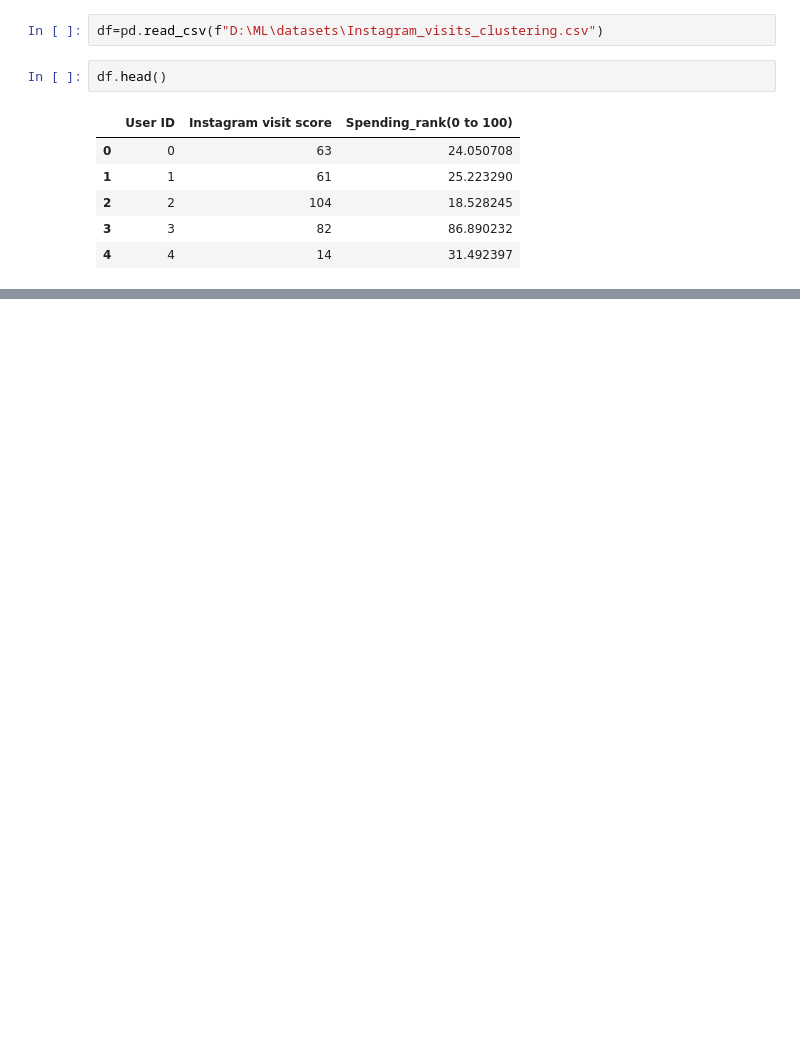
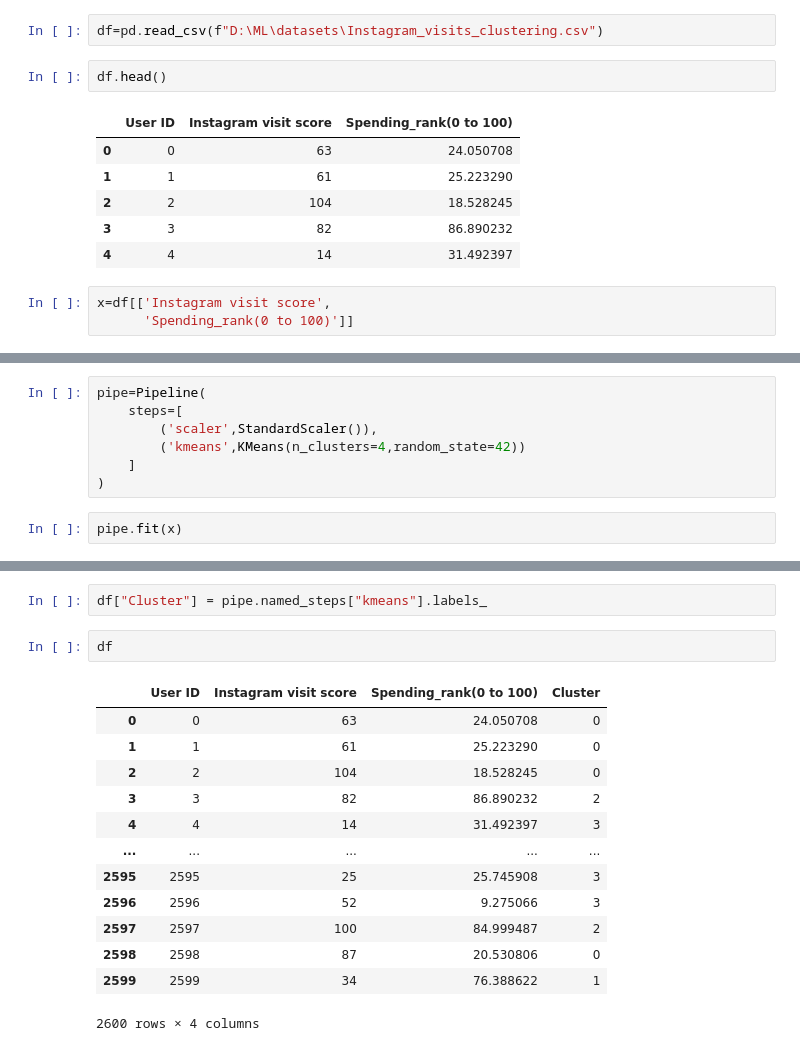
Before and after one commit to aditya001-001/Machine-learning, a Jupyter notebook: 05_Machine_Learning/Clustering/01_KMeans_Clustering.ipynb, the cells around one changed output, grey strips where cells are left out. Saved outputs shown, nothing was run; the diff lists cells and outputs as text; blank space fills up the shorter version.

Commit message:
Trained the model and saw the clusters and checked the score got 64%

```diff
--- a/05_Machine_Learning/Clustering/01_KMeans_Clustering.ipynb
+++ b/05_Machine_Learning/Clustering/01_KMeans_Clustering.ipynb
@@ -15,3 +16,6 @@ df.head()
 | 2 | 2 | 104 | 18.528245 |
 | 3 | 3 | 82 | 86.890232 |
 | 4 | 4 | 14 | 31.492397 |
+# %%
+x=df[['Instagram visit score',
+      'Spending_rank(0 to 100)']]
@@ -17,0 +25,9 @@ df.head()
+# %%
+pipe=Pipeline(
+    steps=[
+        ('scaler',StandardScaler()),
+        ('kmeans',KMeans(n_clusters=4,random_state=42))
+    ]
+)
+# %%
+pipe.fit(x)
@@ -17,0 +49,18 @@ df.head()
+# %%
+df["Cluster"] = pipe.named_steps["kmeans"].labels_
+# %%
+df
+# %% [output]
+|  | User ID | Instagram visit score | Spending_rank(0 to 100) | Cluster |
+| 0 | 0 | 63 | 24.050708 | 0 |
+| 1 | 1 | 61 | 25.223290 | 0 |
+| 2 | 2 | 104 | 18.528245 | 0 |
+| 3 | 3 | 82 | 86.890232 | 2 |
+| 4 | 4 | 14 | 31.492397 | 3 |
+| ... | ... | ... | ... | ... |
+| 2595 | 2595 | 25 | 25.745908 | 3 |
+| 2596 | 2596 | 52 | 9.275066 | 3 |
+| 2597 | 2597 | 100 | 84.999487 | 2 |
+| 2598 | 2598 | 87 | 20.530806 | 0 |
+| 2599 | 2599 | 34 | 76.388622 | 1 |
+2600 rows × 4 columns
```
Also changed, not shown: parts of 4 cells of this notebook.
